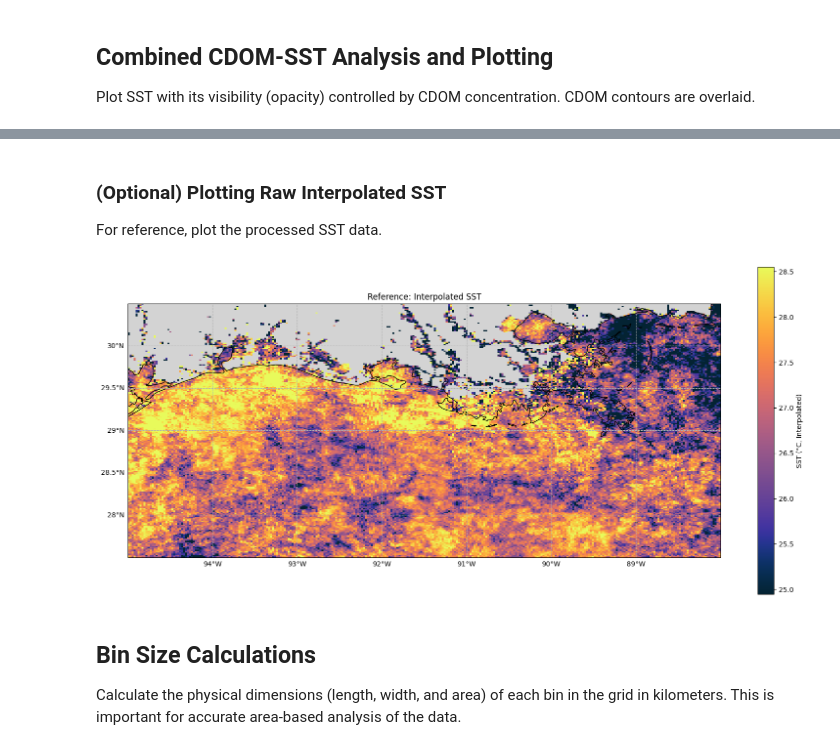
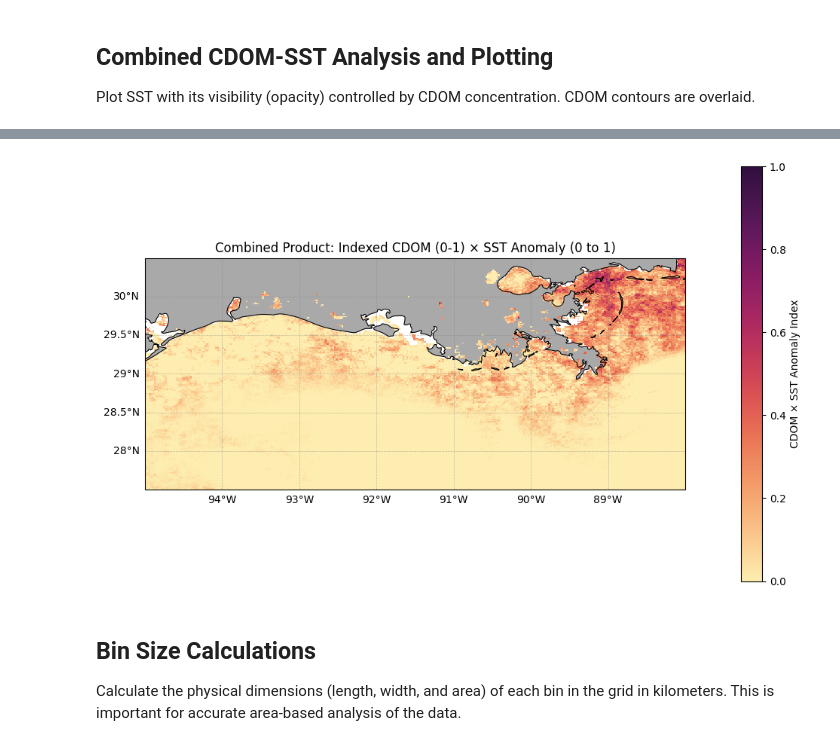
Before and after one commit to makaip/nasa-murep-local, a Jupyter notebook: cdom_sst/test_cdomsst.ipynb, the cells around one changed output, grey strips where cells are left out. Saved outputs shown, nothing was run; the diff lists cells and outputs as text; code cells hidden in the pictures.

```diff
--- a/cdom_sst/test_cdomsst.ipynb
+++ b/cdom_sst/test_cdomsst.ipynb
@@ -586,40 +465,35 @@ else:
-# %% [markdown]
-### (Optional) Plotting Raw Interpolated SST
-
-For reference, plot the processed SST data.
-# %%
-if 'binned_sst_interpolated' in locals() and binned_sst_interpolated.size > 0 and np.any(~np.isnan(binned_sst_interpolated)) and lat_edges_grid is not None and lon_edges_grid is not None:
-    fig_sst_height = 7
-    fig_sst_width = fig_height * geo_aspect_ratio
-    fig_sst_width = min(fig_width, 16)
-    fig_sst_width = max(fig_width, 5)
-    fig_sst_ref = plt.figure(figsize=(fig_sst_width, fig_sst_height))
-    ax_sst_ref = plt.axes(projection=ccrs.PlateCarree())
-    ax_sst_ref.set_extent([lon_min, lon_max, lat_min, lat_max], crs=ccrs.PlateCarree())
-
-    valid_sst_plot_vals = binned_sst_interpolated[~np.isnan(binned_sst_interpolated)]
-    vmin_sst_plot = np.percentile(valid_sst_plot_vals, 5) if valid_sst_plot_vals.size > 0 else 10
-    vmax_sst_plot = np.percentile(valid_sst_plot_vals, 95) if valid_sst_plot_vals.size > 0 else 30
-    if vmin_sst_plot >= vmax_sst_plot: vmin_sst_plot = np.nanmin(valid_sst_plot_vals); vmax_sst_plot = np.nanmax(valid_sst_plot_vals)
-    if vmin_sst_plot == vmax_sst_plot: vmin_sst_plot -=0.5; vmax_sst_plot +=0.5
-
-    raster_sst_ref = ax_sst_ref.pcolormesh(
-        lon_edges_grid, lat_edges_grid, binned_sst_interpolated,
-        cmap=cmocean.cm.thermal, shading='auto', transform=ccrs.PlateCarree(),
-        vmin=vmin_sst_plot, vmax=vmax_sst_plot
-    )
-    ax_sst_ref.add_feature(cfeature.COASTLINE)
-    ax_sst_ref.add_feature(cfeature.LAND, facecolor='lightgray')
-    gl_sst_ref = ax_sst_ref.gridlines(draw_labels=True, linestyle='--')
-    gl_sst_ref.top_labels = False; gl_sst_ref.right_labels = False
-    plt.colorbar(raster_sst_ref, label='SST (°C, Interpolated)')
-    plt.title("Reference: Interpolated SST")
-    plt.tight_layout()
-    plt.show()
-else:
-    print("Skipping raw SST plot: No data or grid.")
-# %% [output]
-[figure, removed]
+# %%
+# Plot the combined product
+fig = plt.figure(figsize=(10, 8))
+ax = plt.axes(projection=ccrs.PlateCarree())
+ax.set_extent([lon_edges_grid[0], lon_edges_grid[-1], lat_edges_grid[0], lat_edges_grid[-1]], crs=ccrs.PlateCarree())
+
+# Set color limits for 0 to 1
+comb_vmin, comb_vmax = 0, 1
+
+# Plot the combined product with cmocean matter colormap
+combined_plot = ax.pcolormesh(lon_edges_grid, lat_edges_grid, combined_product,
+                            cmap=cmocean.cm.matter, shading='auto',
+                            vmin=comb_vmin, vmax=comb_vmax, transform=ccrs.PlateCarree())
+
+# Add map features
+ax.add_feature(cfeature.COASTLINE, linewidth=0.8, edgecolor='black', zorder=3)
+ax.add_feature(cfeature.LAND, facecolor='darkgray', zorder=0)
+ax.add_feature(cfeature.BORDERS, linestyle=':', edgecolor='dimgray', zorder=2)
+
+# Add gridlines
+gl = ax.gridlines(crs=ccrs.PlateCarree(), draw_labels=True, linewidth=0.5, color='gray', alpha=0.5, linestyle='--')
+gl.top_labels = False
+gl.right_labels = False
+
+# Add colorbar
+cbar = fig.colorbar(combined_plot, ax=ax, label='CDOM × SST Anomaly Index', shrink=0.7, pad=0.08)
+
+plt.title("Combined Product: Indexed CDOM (0-1) × SST Anomaly (0 to 1)", fontsize=12)
+plt.tight_layout(pad=0.5)
+plt.show()
+# %% [output]
+[figure, added]
 # %% [markdown]
 ## Bin Size Calculations
 
```
Also changed, not shown: parts of 9 cells of this notebook, 3 other files.
